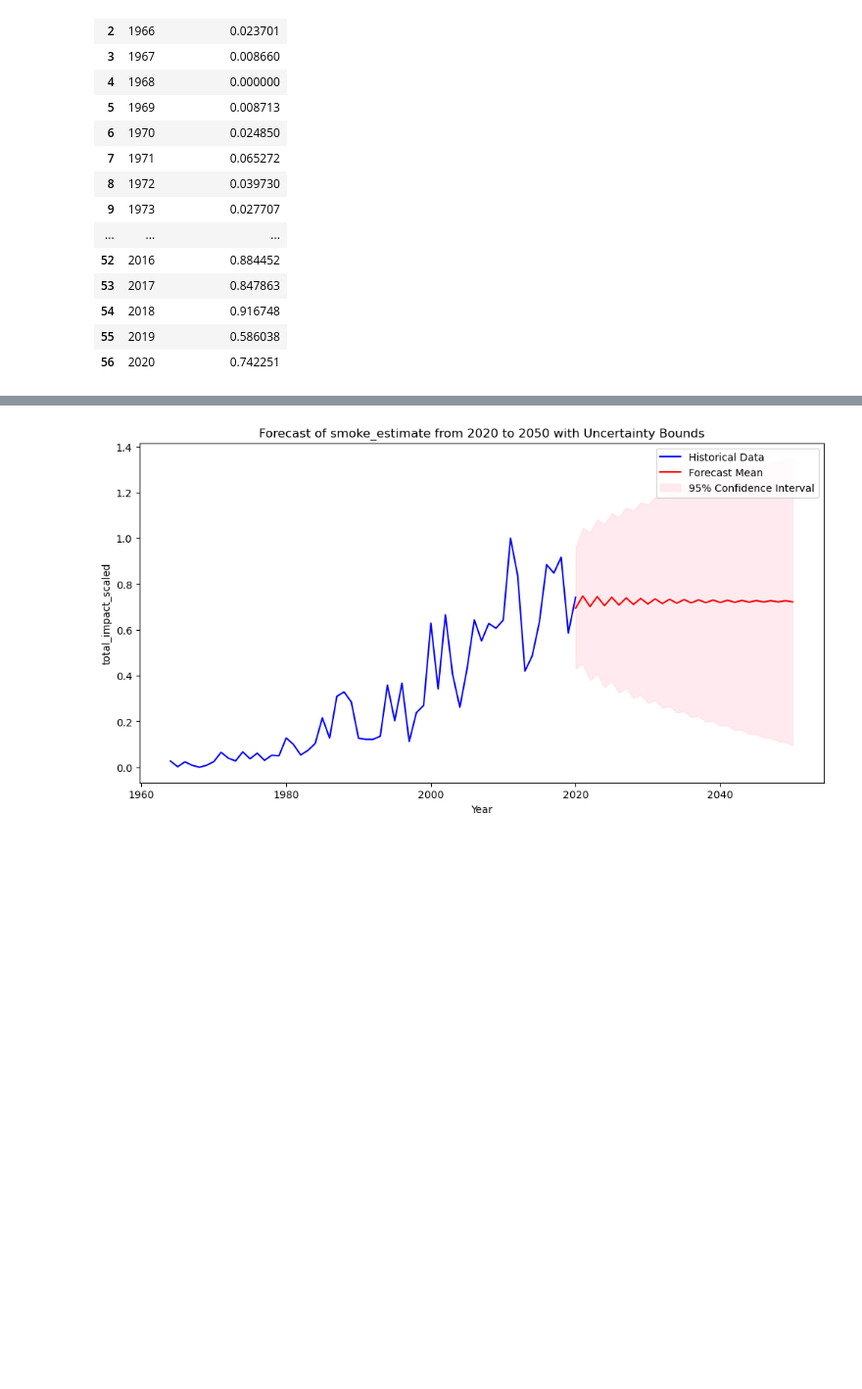
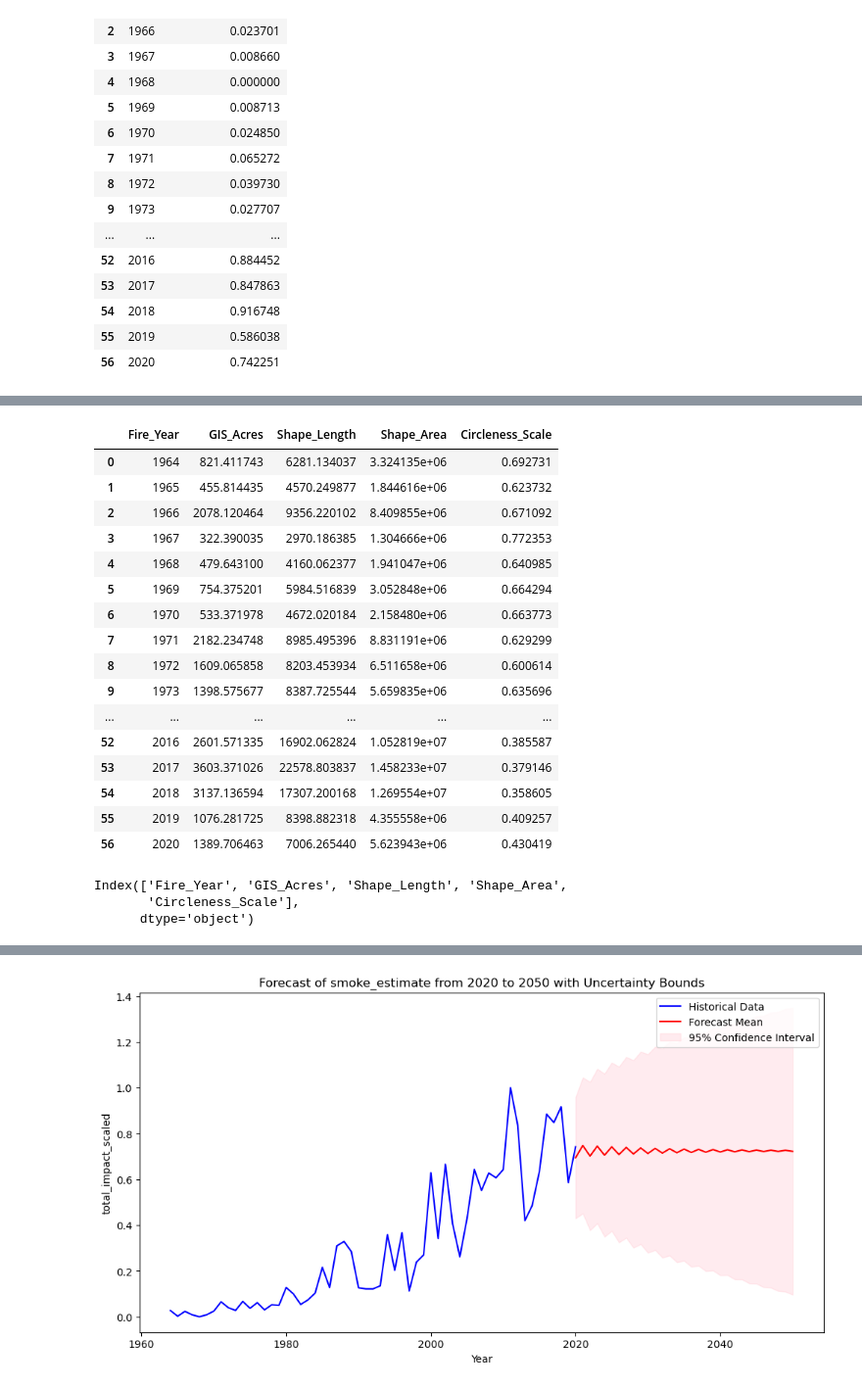
Before and after one commit to navya-eedula-uw/DATA-512-Wildfire-Analysis-Part-1, a Jupyter notebook: smoke_estimate.ipynb, the cells around one changed output, grey strips where cells are left out. Shown at 98% size. Saved outputs shown, nothing was run; the diff lists cells and outputs as text; code cells hidden in the pictures; blank space fills up the shorter version.

```diff
--- a/smoke_estimate.ipynb
+++ b/smoke_estimate.ipynb
@@ -459,0 +473,32 @@ impact_df[['Year', 'total_impact_scaled']]
+# %%
+wildfire_df_within_650_miles_grouped = wildfire_df_within_650_miles.groupby('Fire_Year').agg({
+    'GIS_Acres': 'mean',
+    'Shape_Length': 'mean',
+    'Shape_Area': 'mean',
+    'Circleness_Scale': 'mean',
+}).reset_index()
+wildfire_df_within_650_miles_grouped
+# %% [output]
+|  | Fire_Year | GIS_Acres | Shape_Length | Shape_Area | Circleness_Scale |
+| 0 | 1964 | 821.411743 | 6281.134037 | 3.324135e+06 | 0.692731 |
+| 1 | 1965 | 455.814435 | 4570.249877 | 1.844616e+06 | 0.623732 |
+| 2 | 1966 | 2078.120464 | 9356.220102 | 8.409855e+06 | 0.671092 |
+| 3 | 1967 | 322.390035 | 2970.186385 | 1.304666e+06 | 0.772353 |
+| 4 | 1968 | 479.643100 | 4160.062377 | 1.941047e+06 | 0.640985 |
+| 5 | 1969 | 754.375201 | 5984.516839 | 3.052848e+06 | 0.664294 |
+| 6 | 1970 | 533.371978 | 4672.020184 | 2.158480e+06 | 0.663773 |
+| 7 | 1971 | 2182.234748 | 8985.495396 | 8.831191e+06 | 0.629299 |
+| 8 | 1972 | 1609.065858 | 8203.453934 | 6.511658e+06 | 0.600614 |
+| 9 | 1973 | 1398.575677 | 8387.725544 | 5.659835e+06 | 0.635696 |
+| ... | ... | ... | ... | ... | ... |
+| 52 | 2016 | 2601.571335 | 16902.062824 | 1.052819e+07 | 0.385587 |
+| 53 | 2017 | 3603.371026 | 22578.803837 | 1.458233e+07 | 0.379146 |
+| 54 | 2018 | 3137.136594 | 17307.200168 | 1.269554e+07 | 0.358605 |
+| 55 | 2019 | 1076.281725 | 8398.882318 | 4.355558e+06 | 0.409257 |
+| 56 | 2020 | 1389.706463 | 7006.265440 | 5.623943e+06 | 0.430419 |
+# %%
+wildfire_df_within_650_miles_grouped.columns
+# %% [output]
+Index(['Fire_Year', 'GIS_Acres', 'Shape_Length', 'Shape_Area',
+       'Circleness_Scale'],
+      dtype='object')
```
Also changed, not shown: parts of 17 cells of this notebook, 1 other file.
